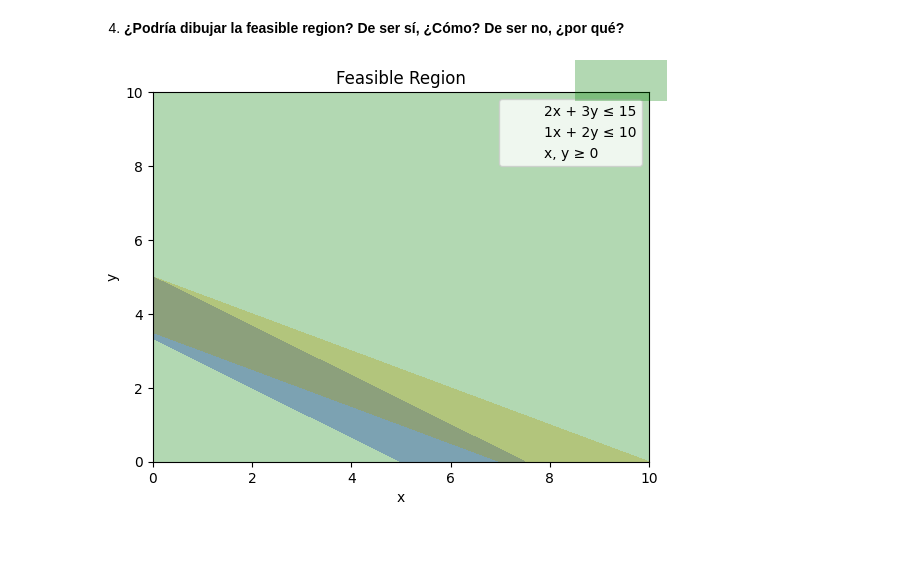
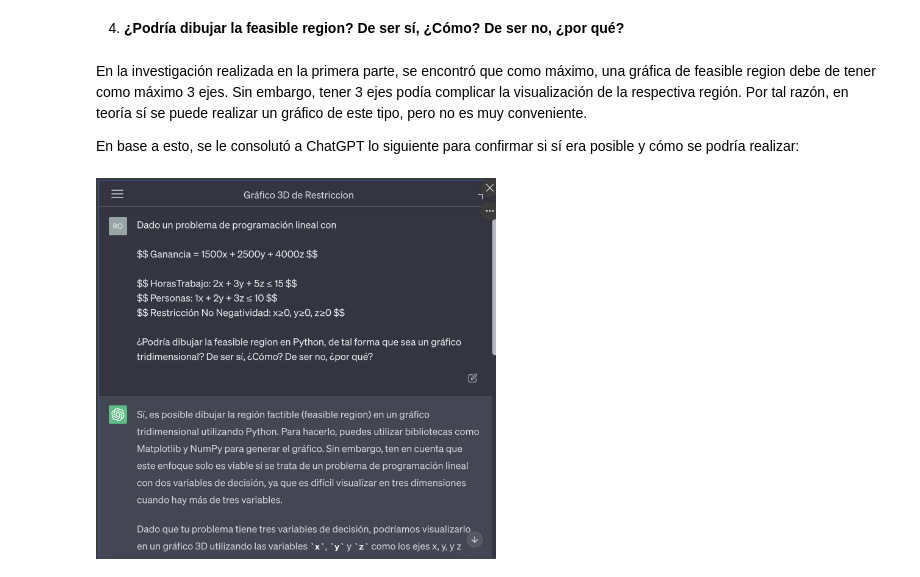
Before and after one commit to stefanoaragoni/hdt2_simulacion, a Jupyter notebook: hdt2_Ej2.ipynb, the cells around one changed output. Saved outputs shown, nothing was run; the diff lists cells and outputs as text; code cells hidden in the pictures; blank space fills up the shorter version.

```diff
--- a/hdt2_Ej2.ipynb
+++ b/hdt2_Ej2.ipynb
@@ -209,51 +209,13 @@ En este caso, B es la única tarea cuyas restricciones son valores que dividen a
 Ya que esta tarea presenta la mayor ganancia por recurso utilizado, y es la única que puede ser completada un número entero de veces, es la única que se debe de realizar. No hay necesidad de realizar otras tareas ya que no se puede obtener una ganancia mayor, y tampoco hay espacio para realizar otras tareas.
 # %% [markdown]
 4. **¿Podría dibujar la feasible region? De ser sí, ¿Cómo? De ser no, ¿por qué?**
-# %%
-import numpy as np
-import matplotlib.pyplot as plt
-from mpl_toolkits.mplot3d import Axes3D
-from matplotlib.patches import Polygon
-
-# Coefficients of the objective function
-c = np.array([1500, 2500, 4000])
-
-# Coefficients of the constraint inequalities
-A = np.array([[2, 3, 5],
-              [1, 2, 3]])
-
-# Right-hand sides of the constraints
-b = np.array([15, 10])
-
-# Define the feasible region
-x_vals = np.linspace(0, 10, 400)
-y_vals = np.linspace(0, 10, 400)
-X, Y = np.meshgrid(x_vals, y_vals)
-Z1 = (15 - 2*X - 3*Y) / 5
-Z2 = (10 - 1*X - 2*Y) / 3
-Z3 = np.zeros_like(Z1)
-
-fig = plt.figure()
-ax = fig.add_subplot(111)
-ax.contourf(X, Y, Z1, levels=[0, 1], colors='blue', alpha=0.3)
-ax.contourf(X, Y, Z2, levels=[0, 1], colors='orange', alpha=0.3)
-ax.contourf(X, Y, Z3, levels=[0, 1], colors='green', alpha=0.3)
-
-# Add labels and title
-plt.xlabel('x')
-plt.ylabel('y')
-plt.title('Feasible Region')
-
-# Add legend
-legend_labels = ['2x + 3y ≤ 15', '1x + 2y ≤ 10', 'x, y ≥ 0']
-ax.add_patch(Polygon([[0, 0], [0, 0], [0, 0]], color='blue', alpha=0.3))
-ax.add_patch(Polygon([[0, 0], [0, 0], [0, 0]], color='orange', alpha=0.3))
-ax.add_patch(Polygon([[0, 0], [0, 0], [0, 0]], color='green', alpha=0.3))
-plt.legend(legend_labels)
-
-plt.xlim(0, 10)
-plt.ylim(0, 10)
-
-plt.show()
-# %% [output]
-[figure, removed]
+# %% [markdown]
+En la investigación realizada en la primera parte, se encontró que como máximo, una gráfica de feasible region debe de tener como máximo 3 ejes. Sin embargo, tener 3 ejes podía complicar la visualización de la respectiva región. Por tal razón, en teoría sí se puede realizar un gráfico de este tipo, pero no es muy conveniente.
+
+En base a esto, se le consolutó a ChatGPT lo siguiente para confirmar si sí era posible y cómo se podría realizar:
+# %%
+#python show image in jupyter notebook
+from IPython.display import Image
+Image(filename='chatgpt_2.2.4.png', width=400)
+# %% [output]
+[figure, added]
```
Also changed, not shown: parts of 3 cells of this notebook, 1 other file.
